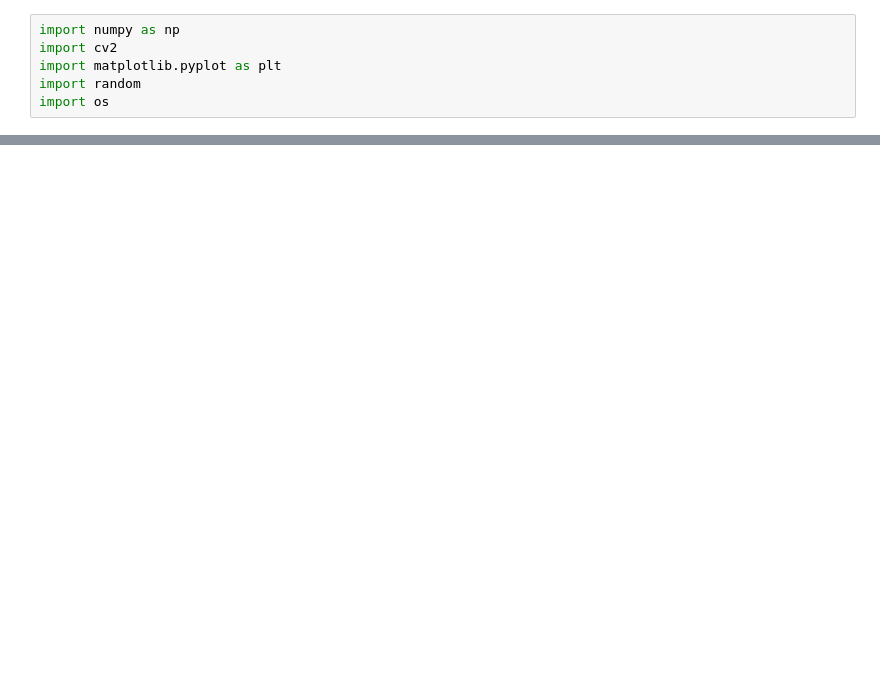
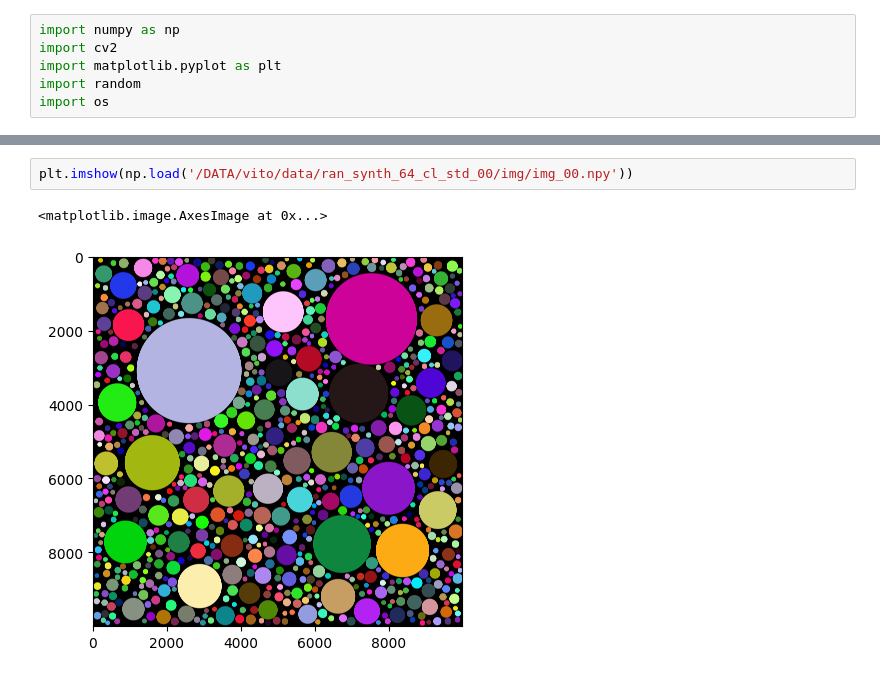
Before and after one commit to UP-RS-ESP/OrthoSAM, a Jupyter notebook: code/synthetic_testing/create_random_synthe_scene.ipynb, the cells around one changed output, grey strips where cells are left out. Cells and saved outputs as stored; diff of their text form; blank space fills up the shorter version.

Commit message:
synth test update

```diff
--- a/code/synthetic_testing/create_random_synthe_scene.ipynb
+++ b/code/synthetic_testing/create_random_synthe_scene.ipynb
@@ -73,0 +78,5 @@ plt.savefig('/DATA/vito/fig/example_syn_img.pdf')
+# %%
+plt.imshow(np.load('/DATA/vito/data/ran_synth_64_cl_std_00/img/img_00.npy'))
+# %% [output]
+<matplotlib.image.AxesImage at 0x...>
+[figure, added]
```
Also changed, not shown: parts of 3 cells of this notebook, 17 other files.
